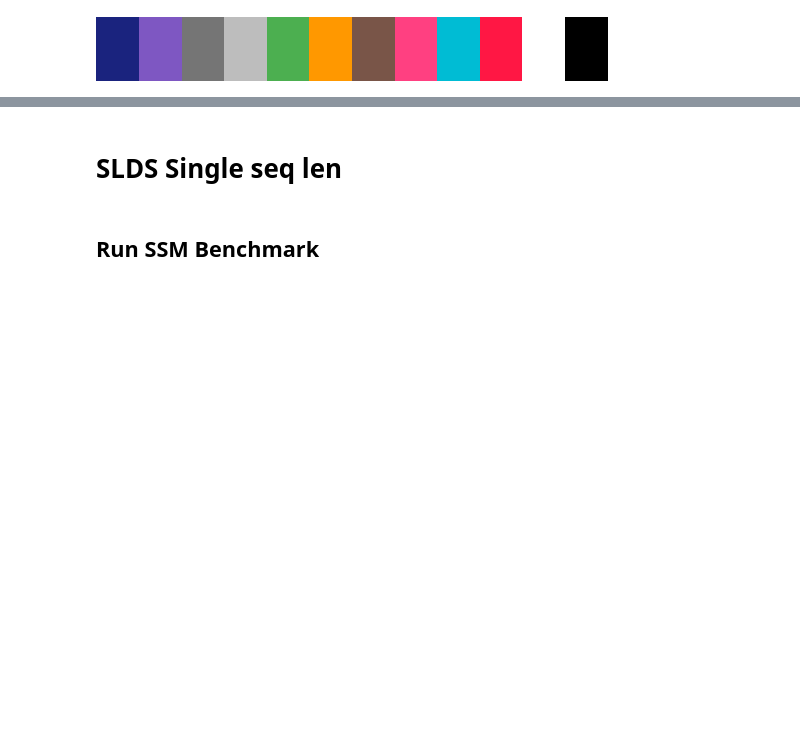
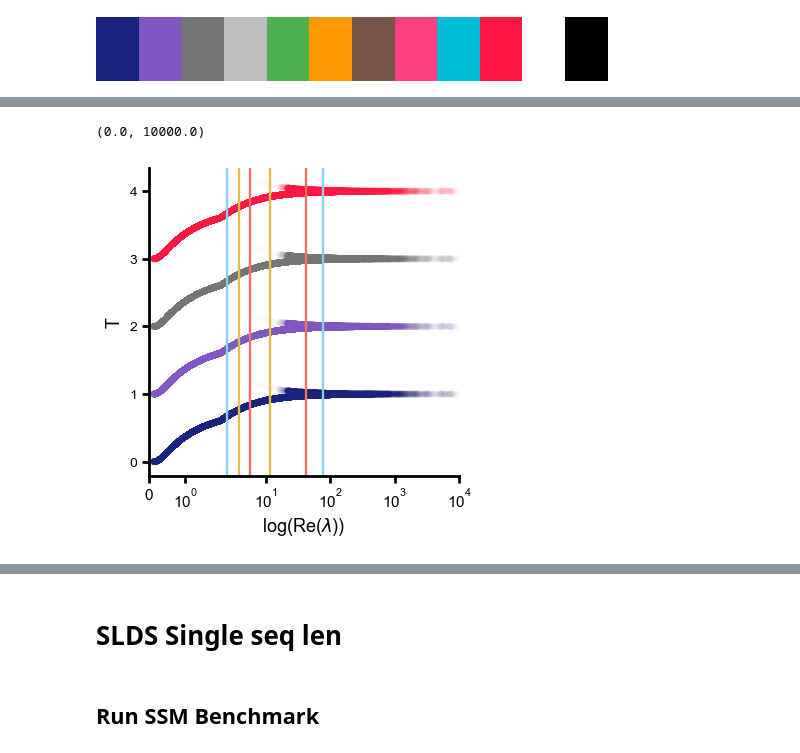
Before and after one commit to elliottabe/TiDHy, a Jupyter notebook: TiDHy_Figures02.ipynb, the cells around one changed output, grey strips where cells are left out. Cells and saved outputs as stored; diff of their text form; code cells hidden in the pictures; blank space fills up the shorter version.

```diff
--- a/TiDHy_Figures02.ipynb
+++ b/TiDHy_Figures02.ipynb
@@ -751,45 +788,49 @@ seq_len=[100,200,500,1000]
 states_z_test = data_dict['states_z_test']
 ax = axs
 As = np.stack([v for v in data_dict['As'].values()])
-timescales_As = np.real(np.log(np.linalg.eigvals(As)))[:,:,0].reshape(-1)
+timescales_As = 1/np.abs(np.real(np.log(np.linalg.eigvals(As))))[:,:,0].reshape(-1)
 ts = 0
 dts = 1/len(seq_len)
 y_ranges = np.arange(0,1,(dts*dts)).reshape(-1,len(seq_len))[:,(0,-1)]
 for ts in range(len(seq_len)):
     # R_bar = result_dict['{}'.format(seq_len[ts])]['R_bar'].reshape(-1,result_dict['{}'.format(seq_len[ts])]['R_bar'].shape[-1])
     # R_hat = result_dict['{}'.format(seq_len[ts])]['R_hat'].reshape(-1,result_dict['{}'.format(seq_len[ts])]['R_hat'].shape[-1])
 
     # ##### Plottign Eigenvalues #####
     # Uhat_all = []
     # for p in range(ssm_params.Nlds):
     #     for state in range(ssm_params.n_disc_states):
     #         # rhat2 = R_hat[np.where(states_z_test[p]==k)[0],:]
     #         rhat2 = R_hat[np.where(full_state_z==state)[0],:]
     #         Uhat_0 = np.linalg.inv(rhat2[:-1].T@rhat2[:-1])@rhat2[:-1].T@rhat2[1:]
     #         Uhat_all.append(Uhat_0)
     for state in range(len(np.unique(full_state_z))):
         Ut_state = U_t[np.where(full_state_z==state)[0],:,:]
         Ut_state = Ut_state[np.where(np.sum(Ut_state,axis=(-1,-2))!=0)[0],:,:]
         eig_Ut = np.linalg.eigvals(Ut_state).reshape(-1)
-        timescales = np.real(np.log(eig_Ut))
+        timescales = 1/np.abs(np.real(np.log(eig_Ut)))
     # Uhat_all = np.stack(Uhat_all)
     # evals_Uhat_all = np.linalg.eigvals(Uhat_all).reshape(-1)
     # timescales = np.real(np.log(evals_Uhat_all))
-
-        ax.scatter(x=timescales,y=np.random.uniform(y_ranges[ts,0],y_ranges[ts,1],timescales.shape[0]),
-                c=clrs_b[ts],alpha=.5,edgecolor='None')
+        ax.scatter(x=timescales,y=np.abs(eig_Ut)+ts,
+               c=clrs_b[ts],alpha=.75,edgecolor='None',s=25)
+        # ax.scatter(x=timescales,y=np.random.uniform(y_ranges[ts,0],y_ranges[ts,1],timescales.shape[0]),
+        #         c=clrs_b[ts],alpha=.5,edgecolor='None')
 
     for n in range(len(timescales_As)):
         ax.axvline(x=timescales_As[n],c=sys_clrs[clr_ind[n]])
     # ax = plot_hist(timescales,-1.75,.1,.1,ax,'TiDHy',clr=clrs_b[ts])
-    ax.set_xscale('symlog',linthresh=.01)
-    ax.set_yticks([np.diff(y_ranges)[0,0]/2 + q*dts for q in range(len(seq_len))])
-    ax.set_yticklabels(seq_len,fontsize=fontsize)
+    # ax.set_yticks([np.diff(y_ranges)[0,0]/2 + q*dts for q in range(len(seq_len))])
+    # ax.set_yticklabels(seq_len,fontsize=fontsize)
     ax.set_ylabel('T',fontsize=fontsize)
     # ax.spines.left.set_visible(False)
     ax.set_xlabel('log(Re($\lambda$))',fontsize=fontsize)
-ax.set_xticks([0,-10e0,-10e-1])
-ax.tick_params(axis='x', labelsize=fontsize)
+# ax.set_xticks([0,-10e0,-10e-1])
+ax.tick_params(axis='x', labelsize=fontsize-2)
+ax.set_xscale('symlog',linthresh=2)
+# %% [output]
+(0.0, 10000.0)
+[figure, added]
 # %%
 fig, axs = plt.subplots(1,1,figsize=(8,4))
 ax = axs
```
Also changed, not shown: parts of 14 cells of this notebook, 4 other files.
